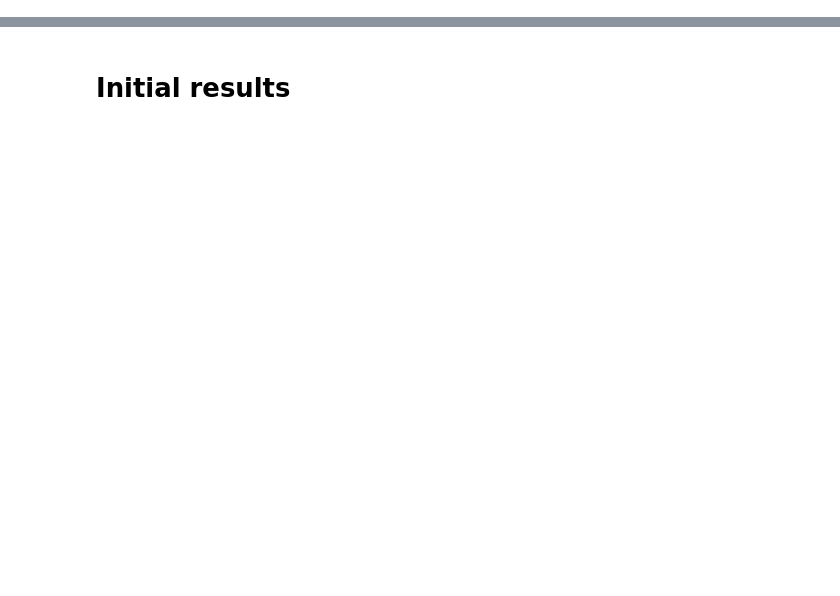
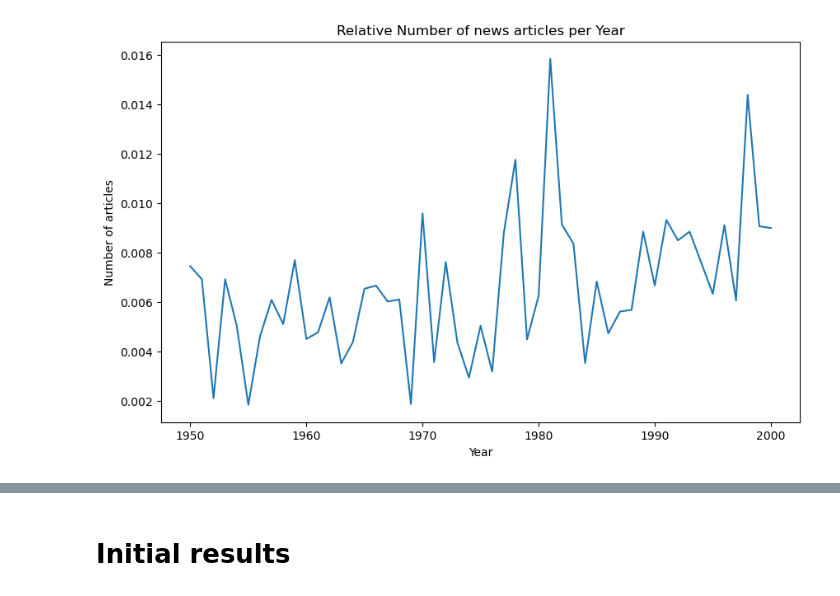
Before and after one commit to epfl-ada/ada-2024-project-astonishingdataavengers24, a Jupyter notebook: results.ipynb, the cells around one changed output, grey strips where cells are left out. Drawn from its saved outputs; the diff is of its cells as text; code cells hidden in the pictures; blank space fills up the shorter version.

```diff
--- a/results.ipynb
+++ b/results.ipynb
@@ -0,0 +283,7 @@
+# %%
+filtered_ddf_pandas = filtered_ddf.compute()
+# %%
+# Calculate similarity with the query
+similarities = cosine_similarity(query_embedding, news_embeddings).flatten()
+similar_entries_indices = np.where(similarities >= 0.3)[0]
+filtered_similar_ddf = filtered_ddf_pandas.iloc[similar_entries_indices].reset_index(drop=True)
@@ -0,0 +306,17 @@
+# %%
+# Calculate the relative presence of the topic accross the years
+
+count_per_year_similar = filtered_similar_ddf.groupby('year').size()
+total_count_per_year_similar = filtered_ddf_pandas.groupby('year').size()
+
+relative_count_per_year_similar = count_per_year_similar / total_count_per_year_similar
+
+relative_count_per_year_similar = relative_count_per_year_similar.dropna()
+
+# Line plot
+relative_count_per_year_similar.plot(kind='line', figsize=(10, 6), title="Relative Number of news articles per Year")
+plt.xlabel("Year")
+plt.ylabel("Number of articles")
+plt.show()
+# %% [output]
+[figure, added]
```
Also changed, not shown: parts of 47 cells of this notebook.
